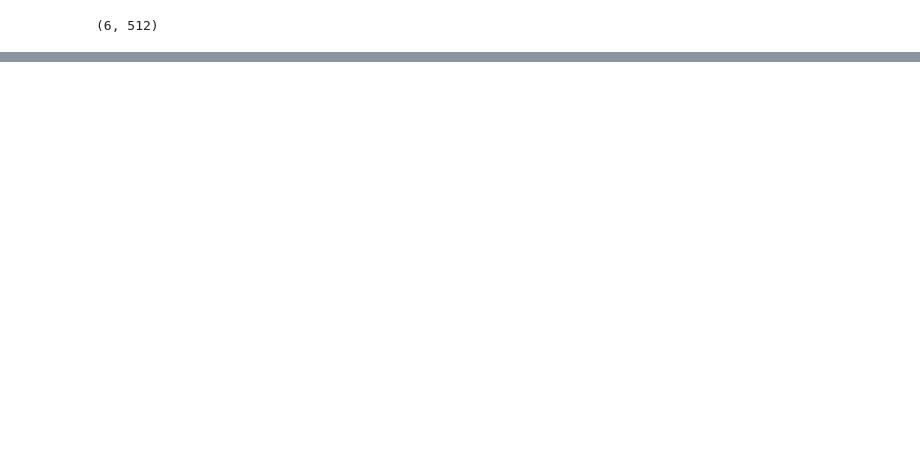
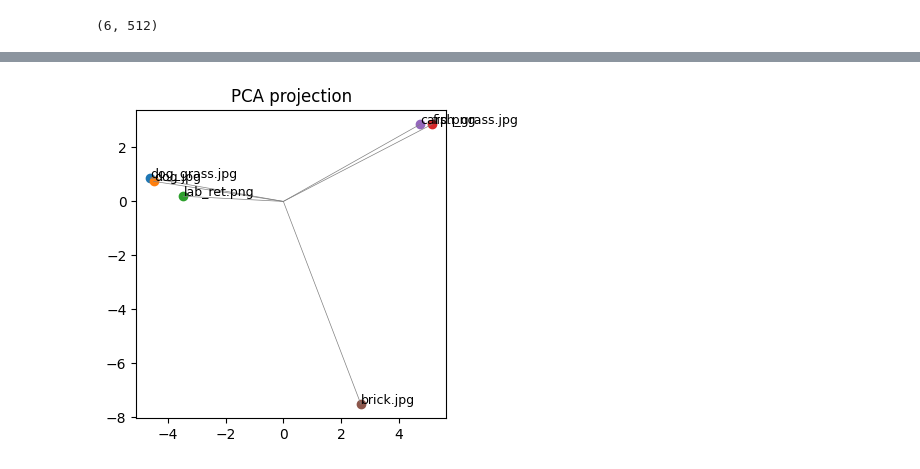
Before and after one commit to romenlaw/llm_playground, a Jupyter notebook: emb_playground.ipynb, the cells around one changed output, grey strips where cells are left out. Cells and saved outputs as stored; diff of their text form; code cells hidden in the pictures; blank space fills up the shorter version.

```diff
--- a/emb_playground.ipynb
+++ b/emb_playground.ipynb
@@ -126,0 +136,19 @@ plt.show()
+# %%
+import matplotlib.pyplot as plt
+
+## PCA
+from sklearn.decomposition import PCA
+
+X_pca = PCA(n_components=2).fit_transform(embs)
+plt.figure(figsize=(4,4))
+
+for i, label in enumerate(files):
+    x, y = X_pca[i,0], X_pca[i,1]
+    plt.scatter(x, y)
+    plt.text(x+0.01, y+0.01, label, fontsize=9)
+    plt.plot([0, x], [0, y], color='gray', linestyle='-', linewidth=0.5)
+
+plt.title('PCA projection')
+plt.show()
+# %% [output]
+[figure, added]
```
Also changed, not shown: parts of 9 cells of this notebook.
